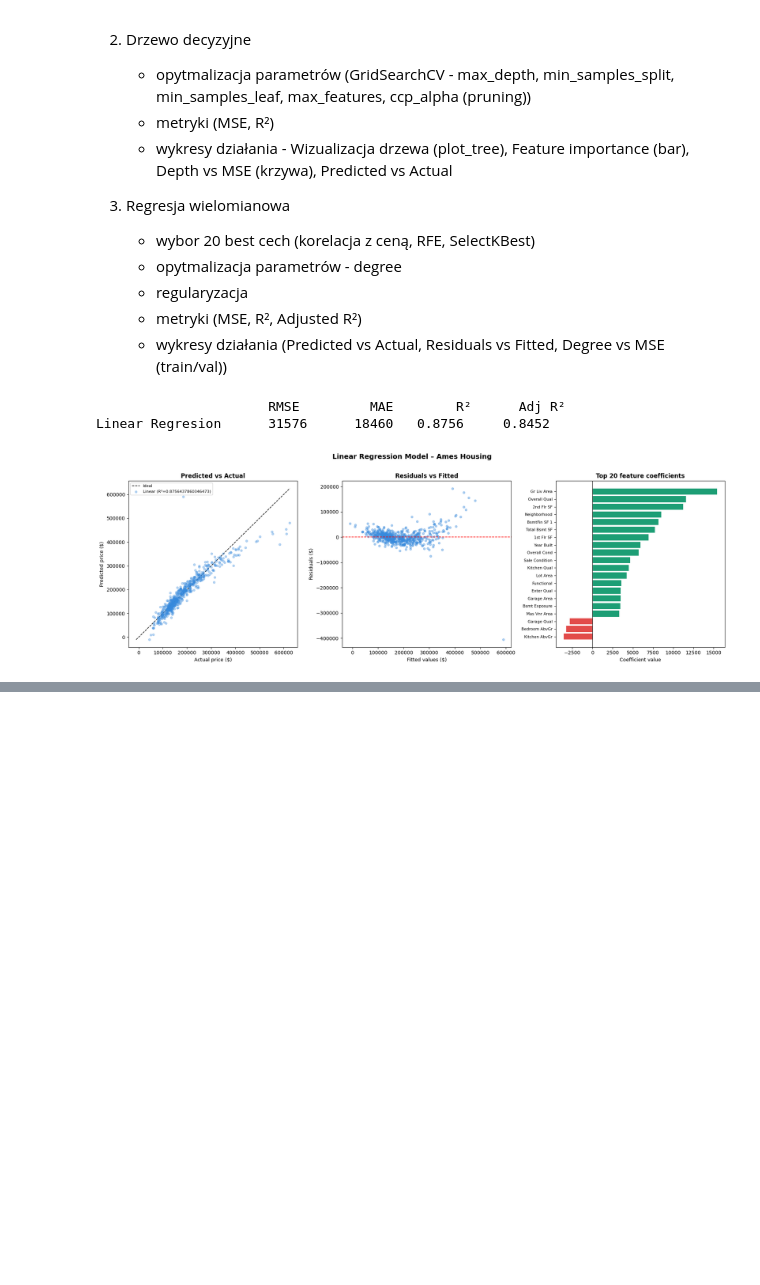
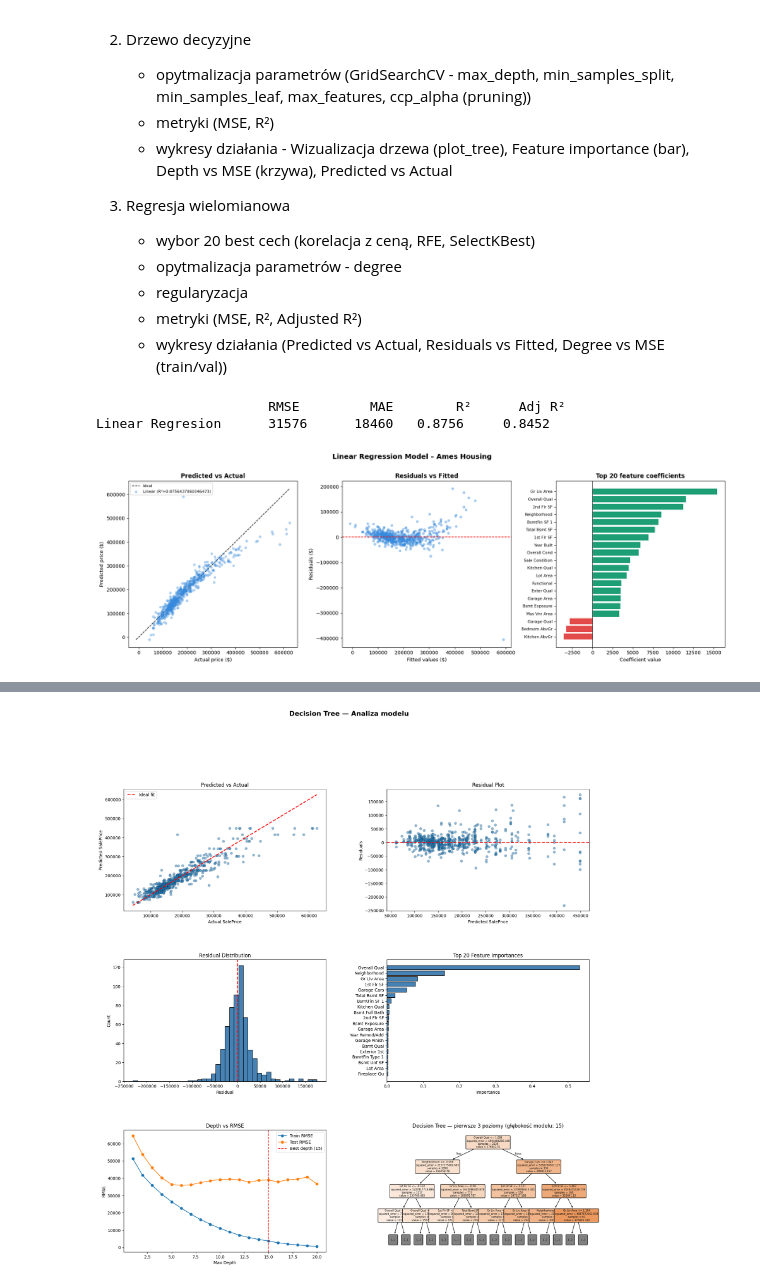
Before and after one commit to fistaszek2009/PropertyValuePredictor, a Jupyter notebook: ames_housing.ipynb, the cells around one changed output, grey strips where cells are left out. Saved outputs shown, nothing was run; the diff lists cells and outputs as text; code cells hidden in the pictures; blank space fills up the shorter version.

Commit message:
feat: decision tree

```diff
--- a/ames_housing.ipynb
+++ b/ames_housing.ipynb
@@ -497 +519,86 @@ Linear Regresion      31576      18460   0.8756     0.8452
+# %%
+import matplotlib.gridspec as gridspec
+from sklearn.tree import plot_tree
+
+residuals = y_test_clean - dt_y_pred
+
+fig = plt.figure(figsize=(20, 20))
+gs = gridspec.GridSpec(3, 2, figure=fig, hspace=0.4, wspace=0.3)
+
+# ── 1. Predicted vs Actual ──────────────────────────────────────────────────
+ax1 = fig.add_subplot(gs[0, 0])
+ax1.scatter(y_test_clean, dt_y_pred, alpha=0.5, edgecolors='k', linewidths=0.3)
+min_val = min(y_test_clean.min(), dt_y_pred.min())
+max_val = max(y_test_clean.max(), dt_y_pred.max())
+ax1.plot([min_val, max_val], [min_val, max_val], 'r--', lw=2, label='Ideal fit')
+ax1.set_xlabel("Actual SalePrice")
+ax1.set_ylabel("Predicted SalePrice")
+ax1.set_title("Predicted vs Actual")
+ax1.legend()
+
+# ── 2. Residual Plot ────────────────────────────────────────────────────────
+ax2 = fig.add_subplot(gs[0, 1])
+ax2.scatter(dt_y_pred, residuals, alpha=0.5, edgecolors='k', linewidths=0.3)
+ax2.axhline(0, color='red', linestyle='--', lw=2)
+ax2.set_xlabel("Predicted SalePrice")
+ax2.set_ylabel("Residuals")
+ax2.set_title("Residual Plot")
+
+# ── 3. Residual Distribution ────────────────────────────────────────────────
+ax3 = fig.add_subplot(gs[1, 0])
+ax3.hist(residuals, bins=40, edgecolor='black', color='steelblue')
+ax3.axvline(0, color='red', linestyle='--', lw=2)
+ax3.set_xlabel("Residual")
+ax3.set_ylabel("Count")
+ax3.set_title("Residual Distribution")
+
+# ── 4. Feature Importance (Top 20) ─────────────────────────────────────────
+ax4 = fig.add_subplot(gs[1, 1])
+importances = dt.feature_importances_
+feature_names = df_analysis.columns.to_list()
+indices = np.argsort(importances)[::-1][:20]
+ax4.barh(
+    [feature_names[i] for i in indices[::-1]],
+    importances[indices[::-1]],
+    color='steelblue', edgecolor='black'
+)
+ax4.set_xlabel("Importance")
+ax4.set_title("Top 20 Feature Importances")
+
+# ── 5. Depth vs RMSE ────────────────────────────────────────────────────────
+ax5 = fig.add_subplot(gs[2, 0])
+depths = range(1, 21)
+train_rmses, test_rmses = [], []
+for d in depths:
+    tmp = DecisionTreeRegressor(max_depth=d, random_state=42)
+    tmp.fit(X_train_clean_scaled, y_train_clean)
+    train_rmses.append(np.sqrt(mean_squared_error(y_train_clean, tmp.predict(X_train_clean_scaled))))
+    test_rmses.append(np.sqrt(mean_squared_error(y_test_clean,  tmp.predict(X_test_clean_scaled))))
+
+ax5.plot(depths, train_rmses, 'o-', label='Train RMSE')
+ax5.plot(depths, test_rmses,  'o-', label='Test RMSE')
+ax5.axvline(dt.get_depth(), color='red', linestyle='--', label=f'Best depth ({dt.get_depth()})')
+ax5.set_xlabel("Max Depth")
+ax5.set_ylabel("RMSE")
+ax5.set_title("Depth vs RMSE")
+ax5.legend()
+
+# ── 6. Tree Visualization ───────────────────────────────────────────────────
+ax6 = fig.add_subplot(gs[2, 1])
+plot_tree(
+    dt,
+    max_depth=3,
+    feature_names=df_analysis.columns.tolist(),
+    filled=True,
+    rounded=True,
+    fontsize=6,
+    ax=ax6
+)
+ax6.set_title(f"Decision Tree — pierwsze 3 poziomy (głębokość modelu: {dt.get_depth()})")
+
+plt.suptitle("Decision Tree — Analiza modelu", fontsize=16, fontweight='bold', y=1.01)
+plt.savefig("decision_tree_analysis.png", dpi=150, bbox_inches='tight')
+plt.show()
+# %% [output]
+[figure, added]
 # %% [markdown]
```
Also changed, not shown: parts of 4 cells of this notebook.
